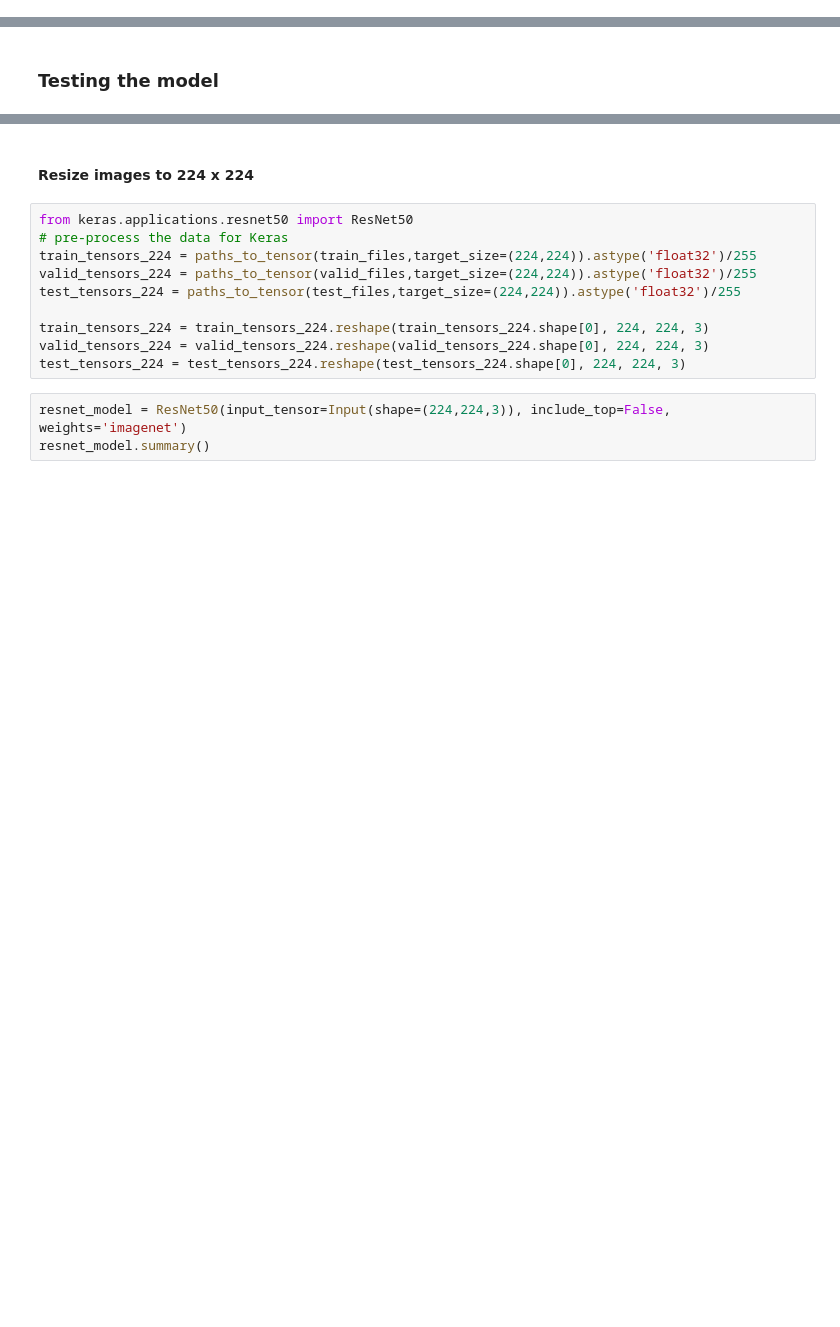
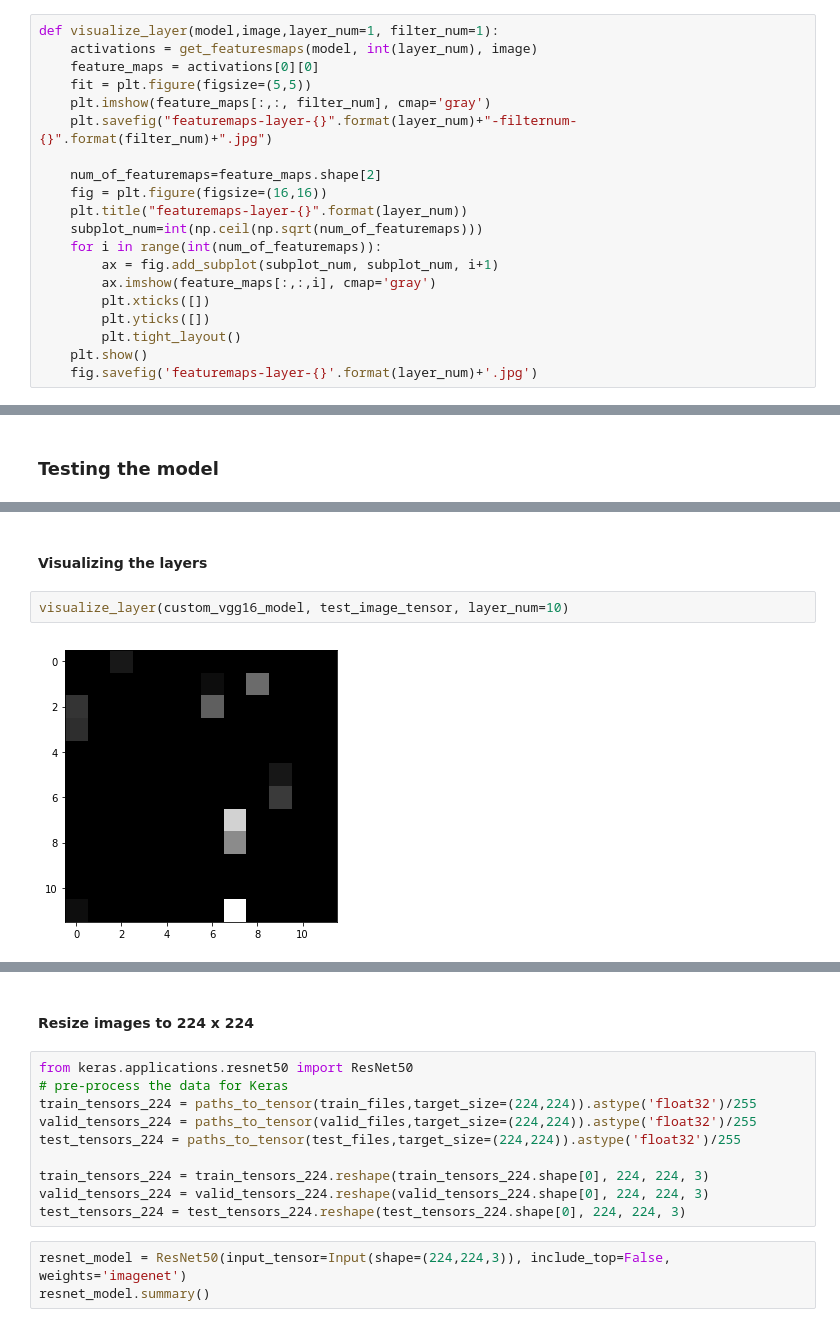
Before and after one commit to gutomcosta/who-is-in-the-photo, a Jupyter notebook: exploratory-analysis/deep-learning-model.ipynb, the cells around one changed output, grey strips where cells are left out. Cells and saved outputs as stored; diff of their text form; blank space fills up the shorter version.

```diff
--- a/exploratory-analysis/deep-learning-model.ipynb
+++ b/exploratory-analysis/deep-learning-model.ipynb
@@ -129,3 +128,23 @@ def get_featuresmaps(model, layer_index, X_batch):
     get_activations = K.function([model.layers[0].input, K.learning_phase()], [model.layers[layer_index].output,])
     activations = get_activations([X_batch, 0])
     return activations
+# %%
+def visualize_layer(model,image,layer_num=1, filter_num=1):
+    activations = get_featuresmaps(model, int(layer_num), image)
+    feature_maps = activations[0][0]
+    fit = plt.figure(figsize=(5,5))
+    plt.imshow(feature_maps[:,:, filter_num], cmap='gray')
+    plt.savefig("featuremaps-layer-{}".format(layer_num)+"-filternum-{}".format(filter_num)+".jpg")
+
+    num_of_featuremaps=feature_maps.shape[2]
+    fig = plt.figure(figsize=(16,16))
+    plt.title("featuremaps-layer-{}".format(layer_num))
+    subplot_num=int(np.ceil(np.sqrt(num_of_featuremaps)))
+    for i in range(int(num_of_featuremaps)):
+        ax = fig.add_subplot(subplot_num, subplot_num, i+1)
+        ax.imshow(feature_maps[:,:,i], cmap='gray')
+        plt.xticks([])
+        plt.yticks([])
+        plt.tight_layout()
+    plt.show()
+    fig.savefig('featuremaps-layer-{}'.format(layer_num)+'.jpg')
@@ -272,0 +299,6 @@ print(custom_vgg16_model.predict(test_image))
+# %% [markdown]
+#### Visualizing the layers
+# %%
+visualize_layer(custom_vgg16_model, test_image_tensor, layer_num=10)
+# %% [output]
+[figure, added]
```
Also changed, not shown: parts of 38 cells of this notebook.
